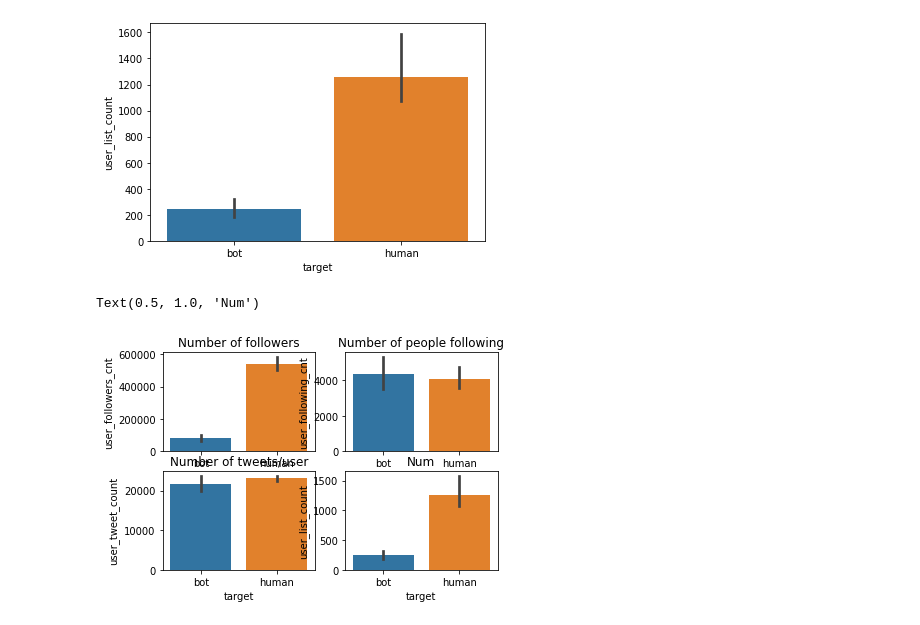
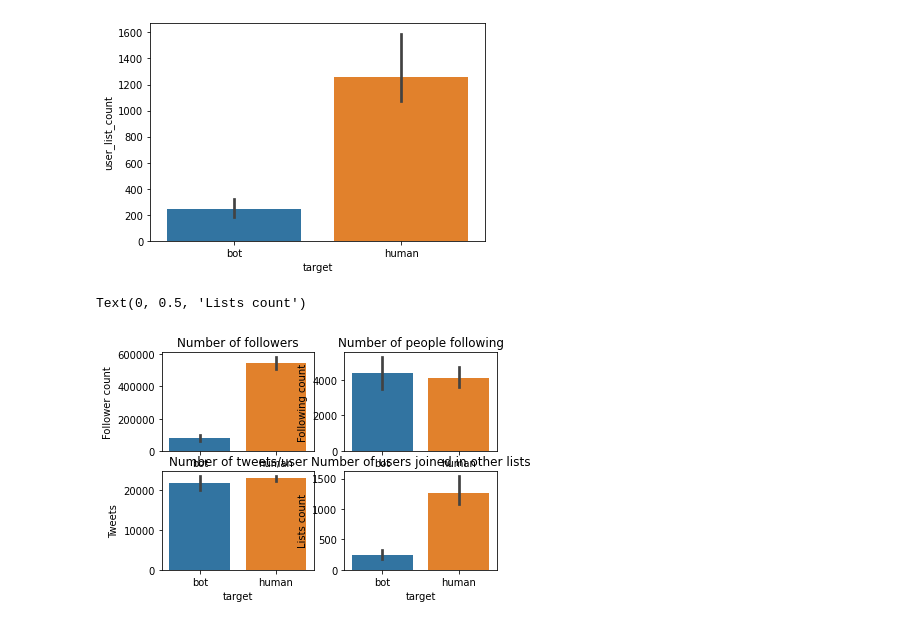
Before and after one commit to famagal/Twitter_bot_detection_713, a Jupyter notebook: notebooks/clemens_streamlit_preps.ipynb, the cells around one changed output. Saved outputs shown, nothing was run; the diff lists cells and outputs as text; code cells hidden in the pictures.

```diff
--- a/notebooks/clemens_streamlit_preps.ipynb
+++ b/notebooks/clemens_streamlit_preps.ipynb
@@ -103,18 +107,23 @@ sns.barplot(data=df, x='target', y='user_list_count')
 <AxesSubplot:xlabel='target', ylabel='user_list_count'>
 [figure]
 # %%
+plt.title('User Data')
 plt.subplot(2,2,1)
 sns.barplot(data=df, x='target', y='user_followers_cnt')
 plt.title('Number of followers')
+plt.ylabel('Follower count')
 plt.subplot(2,2,2)
 sns.barplot(data=df, x='target', y='user_following_cnt')
 plt.title('Number of people following')
+plt.ylabel('Following count')
 plt.subplot(2,2,3)
 sns.barplot(data=df, x='target', y='user_tweet_count')
 plt.title('Number of tweets/user')
+plt.ylabel('Tweets')
 plt.subplot(2,2,4)
 sns.barplot(data=df, x='target', y='user_list_count')
-plt.title('Number of users')
+plt.title('Number of users joined in other lists')
+plt.ylabel('Lists count')
 # %% [output]
-Text(0.5, 1.0, 'Num')
+Text(0, 0.5, 'Lists count')
-[figure, old version]
+[figure, new version]
```
Also changed, not shown: parts of 3 cells of this notebook, 2 other files.
